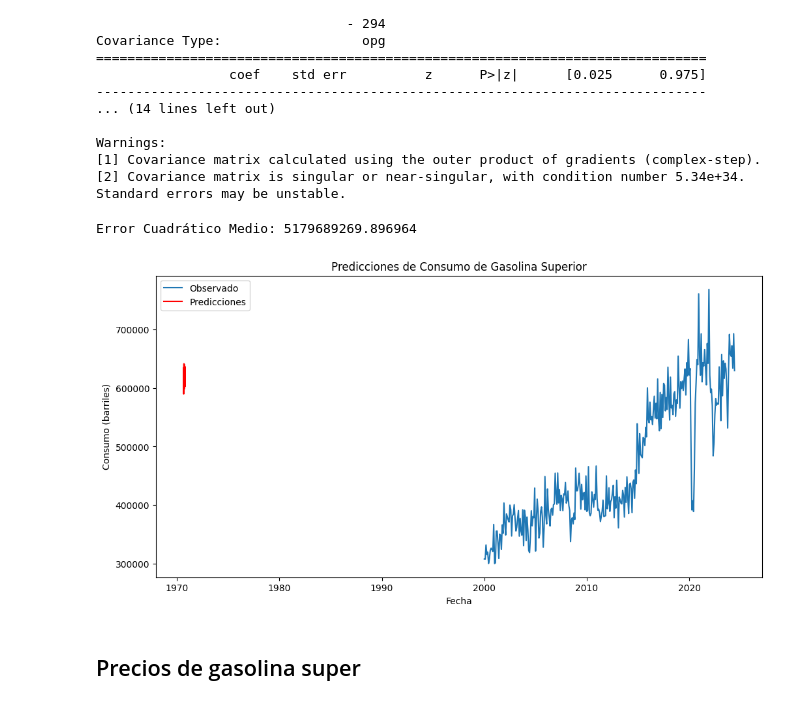
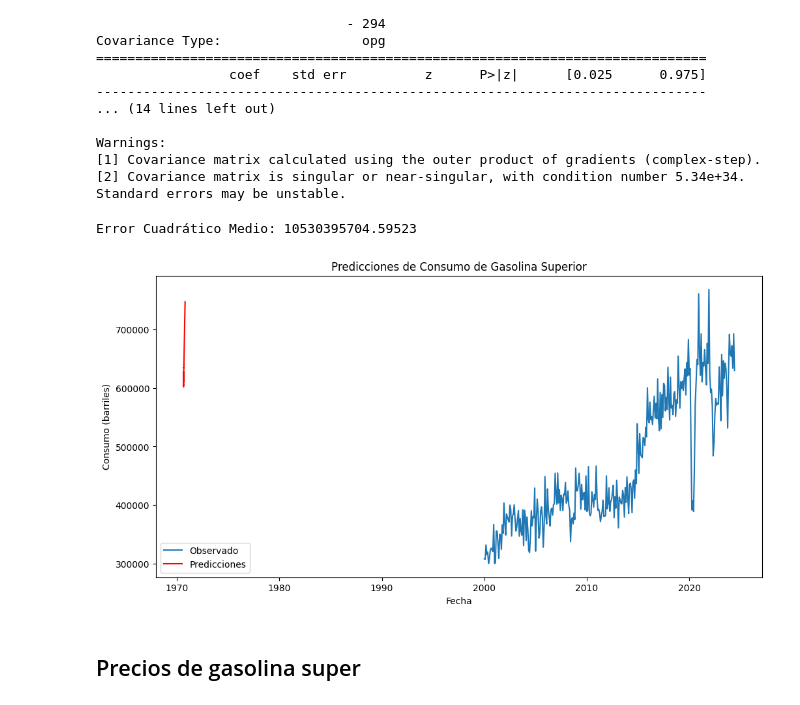
Before and after one commit to Jskenpo/DS_LAB2, a Jupyter notebook: LAB2.ipynb, the cells around one changed output. Drawn from its saved outputs; the diff is of its cells as text; code cells hidden in the pictures.

Commit message:
modelos arima para cada serie

```diff
--- a/LAB2.ipynb
+++ b/LAB2.ipynb
@@ -484,38 +484,38 @@ Warnings:
 #validar el modelo
 # Dividir los datos en entrenamiento y prueba
 train_size = int(len(consumo_filtered) * 0.8)
 train, test = consumo_filtered['Gasolina superior'][:train_size], consumo_filtered['Gasolina superior'][train_size:]
 
 # Ajustar el modelo ARIMA con los parámetros p, d, q
-p = 5  # Ajusta según el gráfico de PACF
-d = 1  # Ya definido como 1 para la diferenciación
-q = 13  # Ajusta según el gráfico de ACF
+p = 2  # Ajusta según el gráfico de PACF
+d = 2  # Ya definido como 1 para la diferenciación
+q = 14  # Ajusta según el gráfico de ACF
 
 model = ARIMA(train, order=(p, d, q))
 model_fit = model.fit()
 
 # Realizar prediccionessolo de los ultimos 3 años
 predictions = model_fit.forecast(steps=len(test))
 
 
 # Calcular el error cuadrático medio
 from sklearn.metrics import mean_squared_error
 
 mse = mean_squared_error(test, predictions)
 print('Error Cuadrático Medio:', mse)
 
 # Gráfico de las predicciones
 plt.figure(figsize=(12, 6))
 plt.plot(consumo_filtered['Fecha'], consumo_filtered['Gasolina superior'], label='Observado')
 plt.plot(test.index, predictions, color='red', label='Predicciones')
 plt.title('Predicciones de Consumo de Gasolina Superior')
 plt.xlabel('Fecha')
 plt.ylabel('Consumo (barriles)')
 plt.legend()
 plt.show()
 # %% [output]
-Error Cuadrático Medio: 5179689269.896964
+Error Cuadrático Medio: 10530395704.59523
-[figure, old version]
+[figure, new version]
 # %% [markdown]
 ## Precios de gasolina super
 # %%
```
Also changed, not shown: parts of 6 cells of this notebook.
